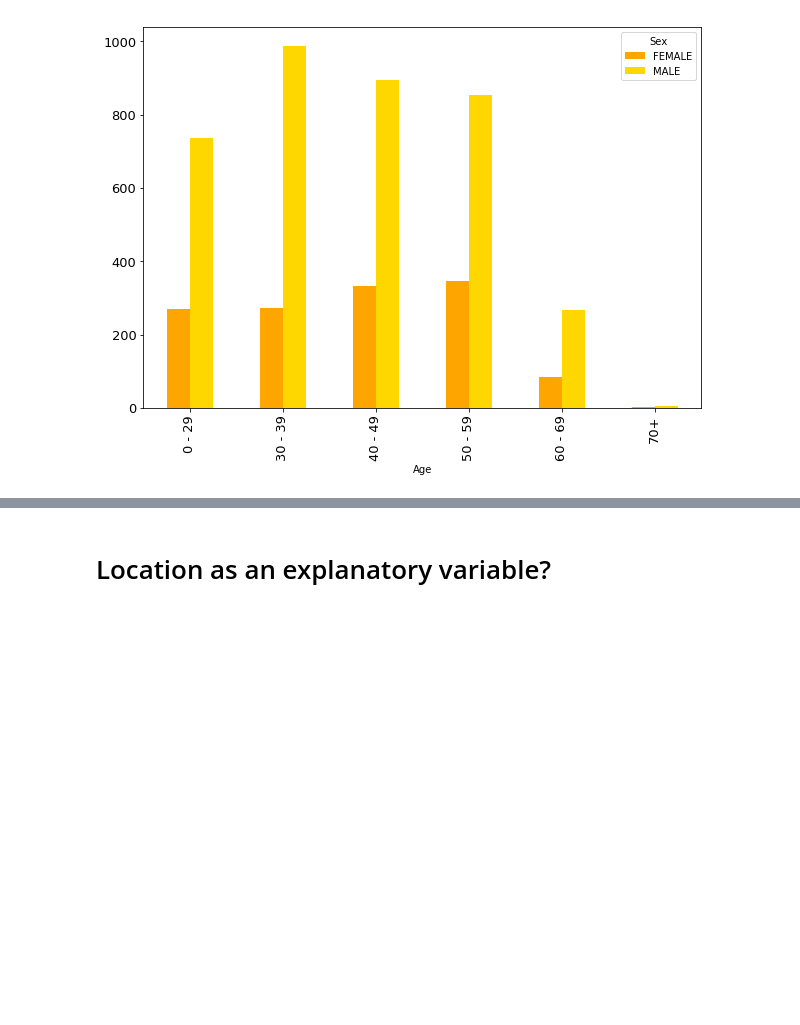
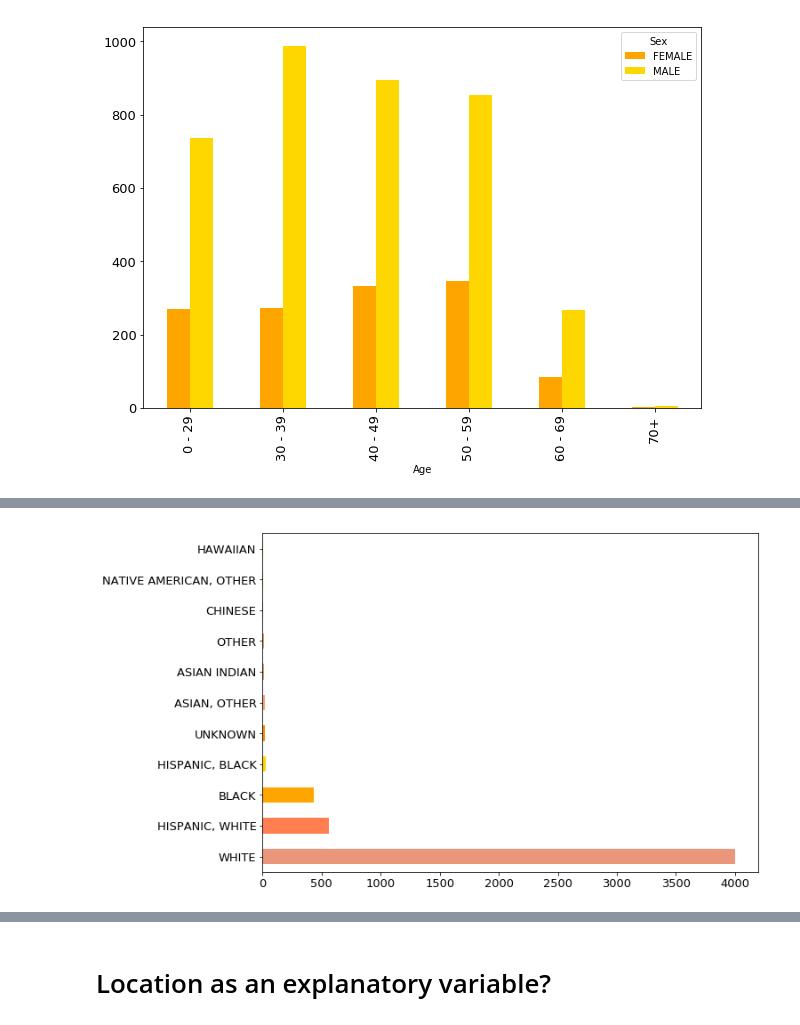
Before and after one commit to kalbond/data_science_term_project, a Jupyter notebook: notebooks/accidental_drug_related_deaths.ipynb, the cells around one changed output, grey strips where cells are left out. Saved outputs shown, nothing was run; the diff lists cells and outputs as text; code cells hidden in the pictures; blank space fills up the shorter version.

```diff
--- a/notebooks/accidental_drug_related_deaths.ipynb
+++ b/notebooks/accidental_drug_related_deaths.ipynb
@@ -505,0 +533,4 @@ sex_age.plot(kind='bar', figsize = (10,7), fontsize=13, color = ['orange', 'gold
+# %%
+# Count of deaths by Race
+race_counts = add_df['Race'].value_counts()
+race_counts
@@ -505,0 +550,6 @@ sex_age.plot(kind='bar', figsize = (10,7), fontsize=13, color = ['orange', 'gold
+# %%
+# Visualization of death by Race
+race_counts.plot(kind='barh', figsize=(10,7), color=['darksalmon', 'coral', 'orange', 'gold', 'darkorange', 'lightsalmon'], fontsize=13);
+plt.show()
+# %% [output]
+[figure, added]
```
Also changed, not shown: parts of 12 cells of this notebook.
